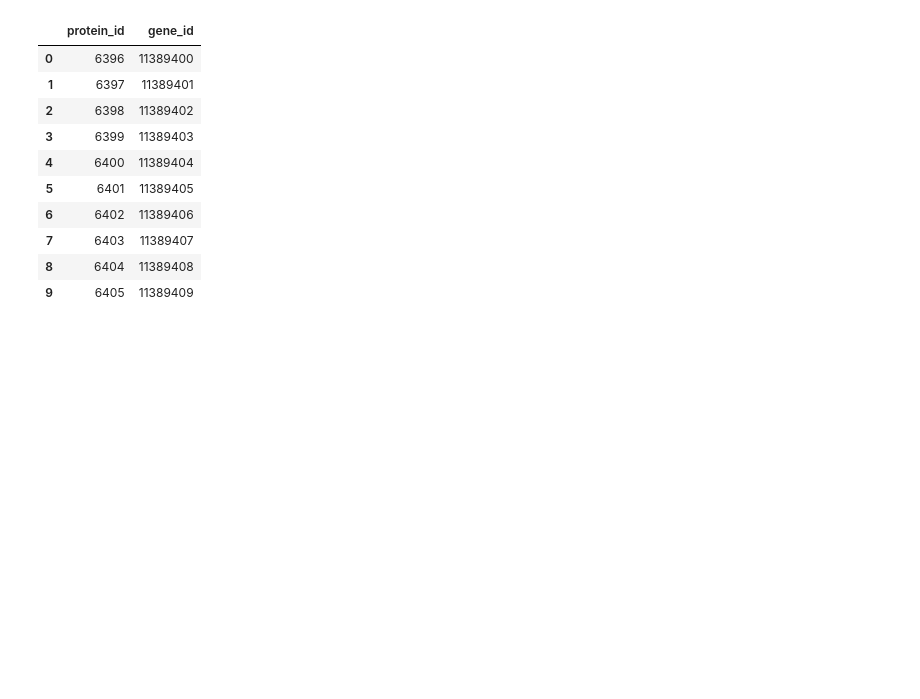
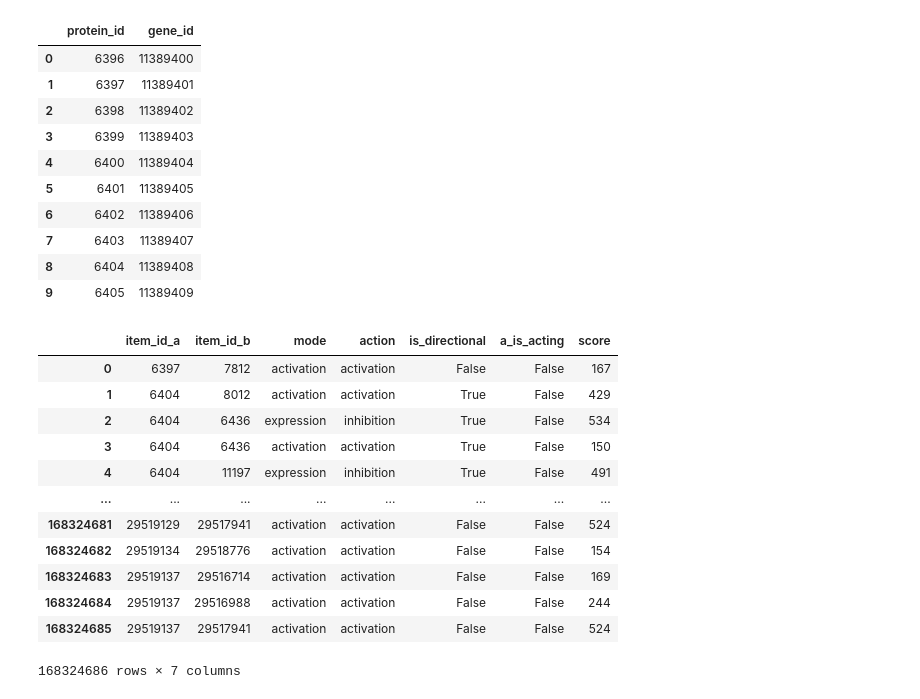
Before and after one commit to ahnty0122/Bioinfomatics, a Jupyter notebook: Pathway_analysis/PostgreSQL_connect.ipynb, the cells around one changed output. Saved outputs shown, nothing was run; the diff lists cells and outputs as text; code cells hidden in the pictures; blank space fills up the shorter version.

```diff
--- a/PostgreSQL_connect.ipynb
+++ b/Pathway_analysis/PostgreSQL_connect.ipynb
@@ -318,0 +362,22 @@ my_df
+# %%
+# action 있는 것만 가져오기
+
+cur.execute("SELECT item_id_a, item_id_b, mode, action, is_directional, a_is_acting, score FROM network.actions WHERE action != '';")
+result = cur.fetchall()
+action = pd.DataFrame(result)
+action.columns = [desc[0] for desc in cur.description]
+action
+# %% [output]
+|  | item_id_a | item_id_b | mode | action | is_directional | a_is_acting | score |
+| 0 | 6397 | 7812 | activation | activation | False | False | 167 |
+| 1 | 6404 | 8012 | activation | activation | True | False | 429 |
+| 2 | 6404 | 6436 | expression | inhibition | True | False | 534 |
+| 3 | 6404 | 6436 | activation | activation | True | False | 150 |
+| 4 | 6404 | 11197 | expression | inhibition | True | False | 491 |
+| ... | ... | ... | ... | ... | ... | ... | ... |
+| 168324681 | 29519129 | 29517941 | activation | activation | False | False | 524 |
+| 168324682 | 29519134 | 29518776 | activation | activation | False | False | 154 |
+| 168324683 | 29519137 | 29516714 | activation | activation | False | False | 169 |
+| 168324684 | 29519137 | 29516988 | activation | activation | False | False | 244 |
+| 168324685 | 29519137 | 29517941 | activation | activation | False | False | 524 |
+168324686 rows × 7 columns
```
Also changed, not shown: parts of 7 cells of this notebook, 4 other files.
